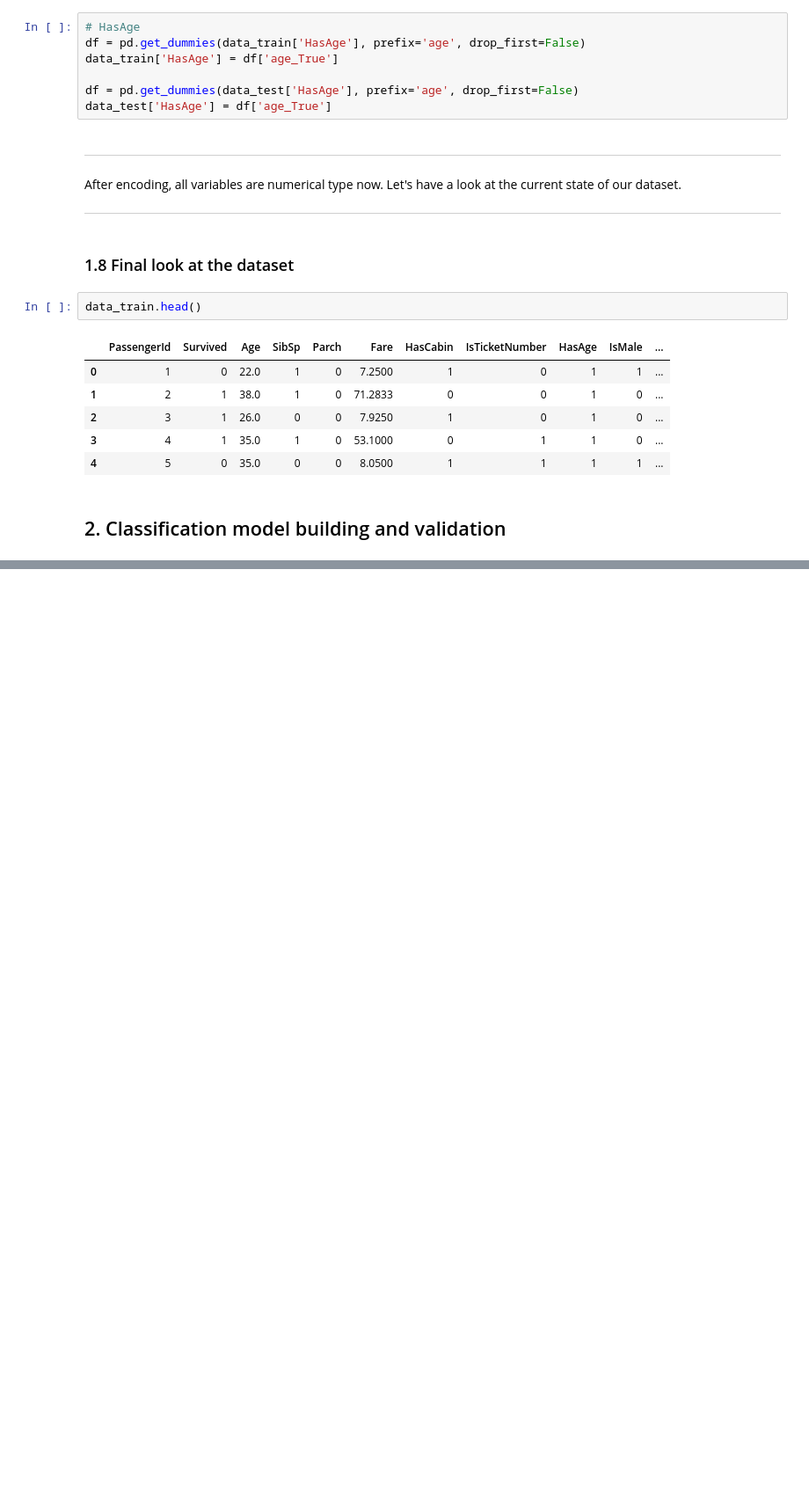
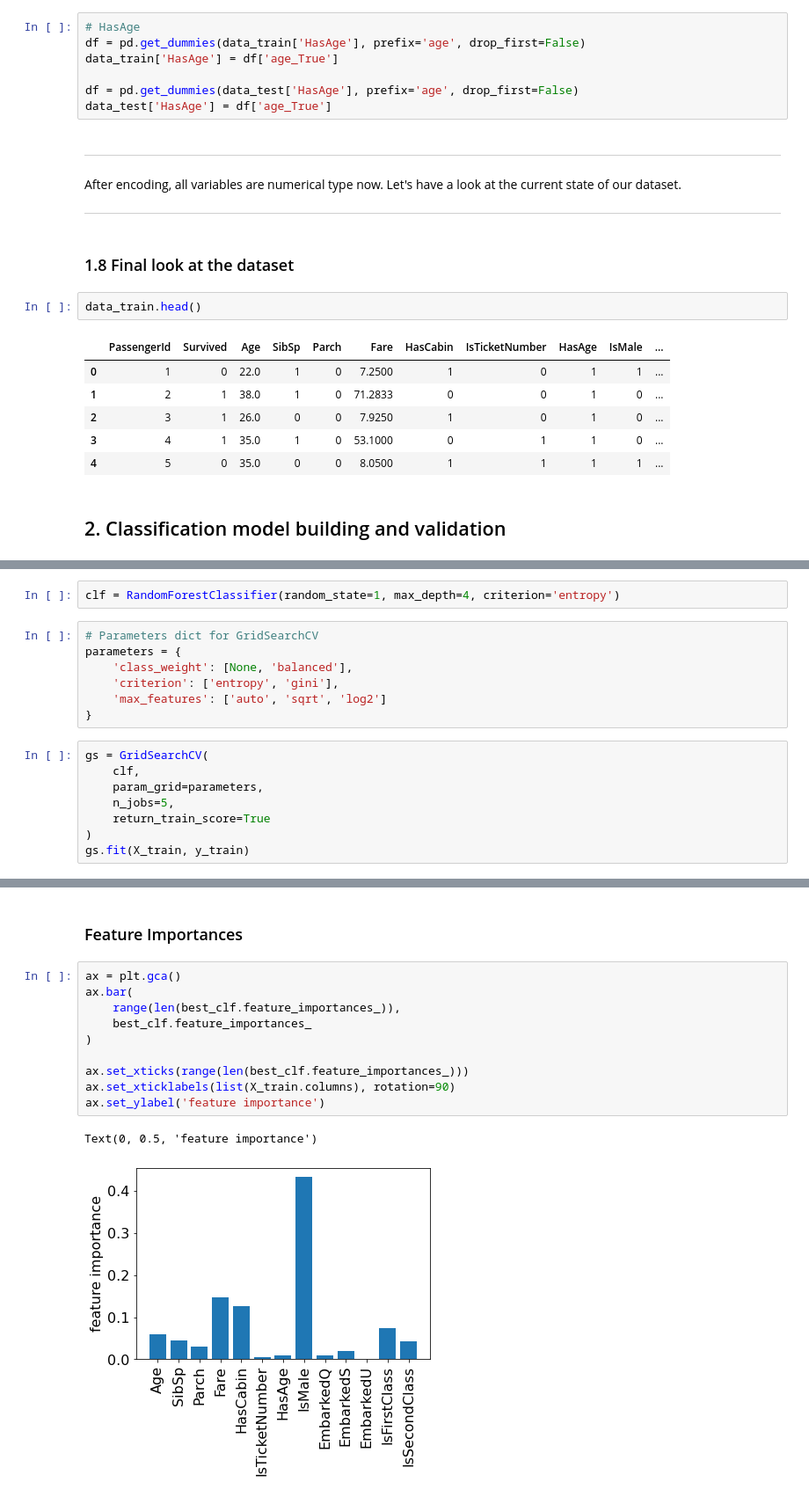
Before and after one commit to RaulRPrado/Titanic-Kaggle, a Jupyter notebook: Submission.ipynb, the cells around one changed output, grey strips where cells are left out. Shown at 88% size. Saved outputs shown, nothing was run; the diff lists cells and outputs as text; blank space fills up the shorter version.

```diff
--- a/Submission.ipynb
+++ b/Submission.ipynb
@@ -295,0 +307,17 @@ data_train.head()
+# %%
+clf = RandomForestClassifier(random_state=1, max_depth=4, criterion='entropy')
+# %%
+# Parameters dict for GridSearchCV
+parameters = {
+    'class_weight': [None, 'balanced'],
+    'criterion': ['entropy', 'gini'],
+    'max_features': ['auto', 'sqrt', 'log2']
+}
+# %%
+gs = GridSearchCV(
+    clf,
+    param_grid=parameters,
+    n_jobs=5,
+    return_train_score=True
+)
+gs.fit(X_train, y_train)
@@ -295,0 +461,15 @@ data_train.head()
+# %% [markdown]
+### Feature Importances
+# %%
+ax = plt.gca()
+ax.bar(
+    range(len(best_clf.feature_importances_)),
+    best_clf.feature_importances_
+)
+
+ax.set_xticks(range(len(best_clf.feature_importances_)))
+ax.set_xticklabels(list(X_train.columns), rotation=90)
+ax.set_ylabel('feature importance')
+# %% [output]
+Text(0, 0.5, 'feature importance')
+[figure, added]
```
Also changed, not shown: parts of 24 cells of this notebook.
